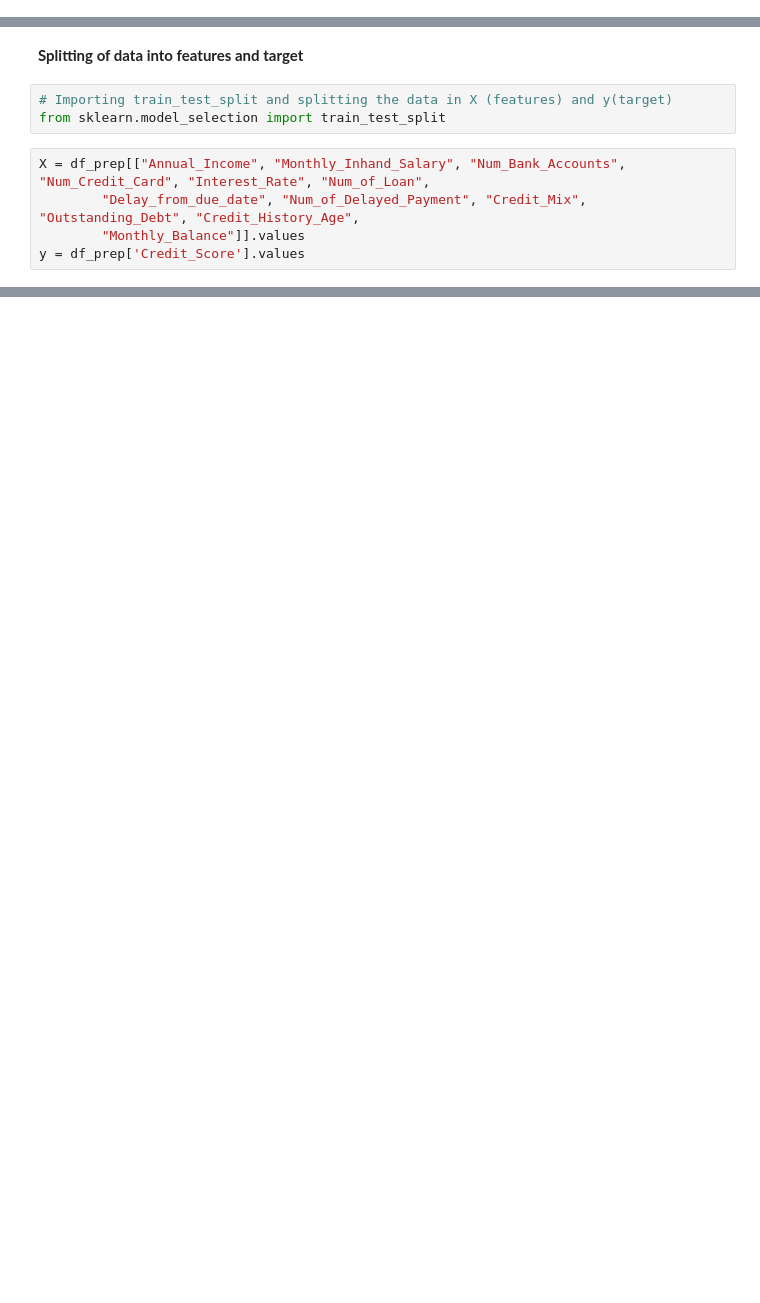
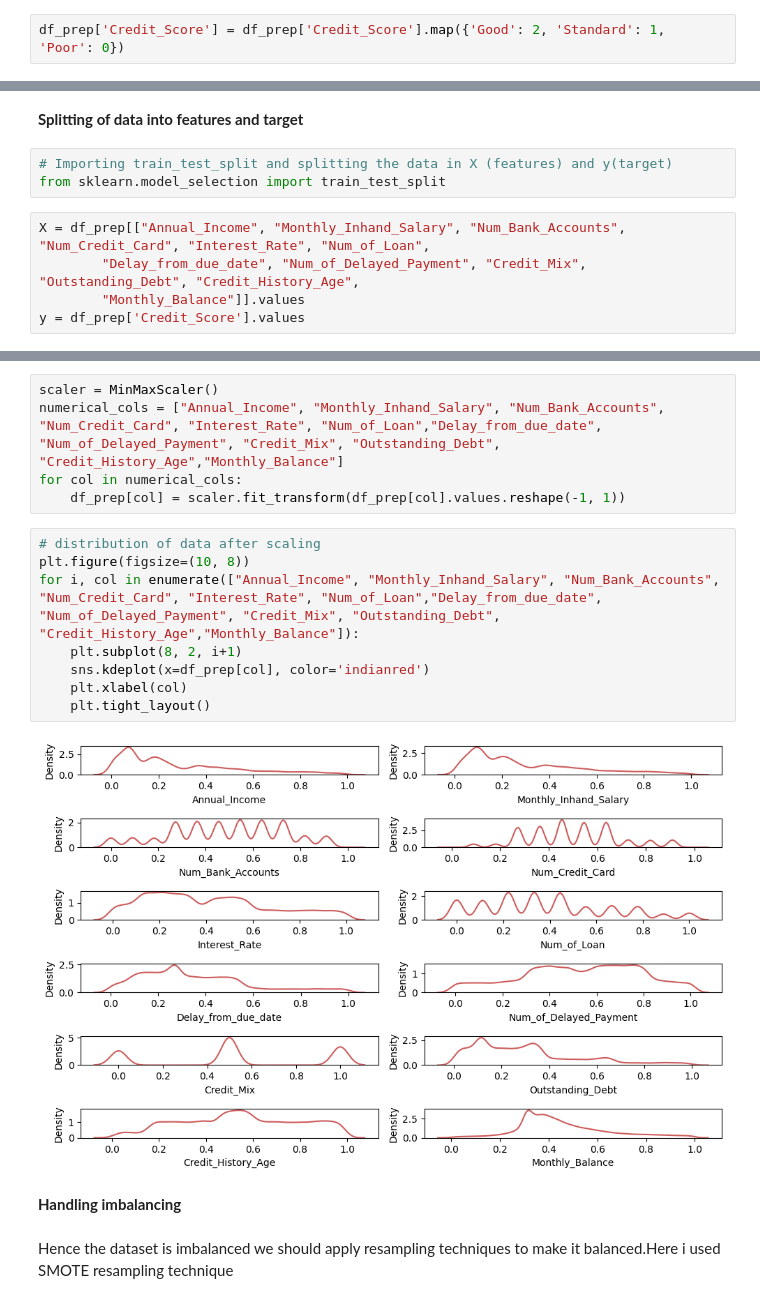
Before and after one commit to Parvathy1122/Internship_ict_acadamy, a Jupyter notebook: Internship_Parvathy.ipynb, the cells around one changed output, grey strips where cells are left out. Cells and saved outputs as stored; diff of their text form; blank space fills up the shorter version.

```diff
--- a/Internship_Parvathy.ipynb
+++ b/Internship_Parvathy.ipynb
@@ -392,0 +410,2 @@ array([2, 1, 0])
+# %%
+df_prep['Credit_Score'] = df_prep['Credit_Score'].map({'Good': 2, 'Standard': 1, 'Poor': 0})
@@ -402,0 +451,19 @@ y = df_prep['Credit_Score'].values
+# %%
+scaler = MinMaxScaler()
+numerical_cols = ["Annual_Income", "Monthly_Inhand_Salary", "Num_Bank_Accounts", "Num_Credit_Card", "Interest_Rate", "Num_of_Loan","Delay_from_due_date", "Num_of_Delayed_Payment", "Credit_Mix", "Outstanding_Debt", "Credit_History_Age","Monthly_Balance"]
+for col in numerical_cols:
+    df_prep[col] = scaler.fit_transform(df_prep[col].values.reshape(-1, 1))
+# %%
+# distribution of data after scaling
+plt.figure(figsize=(10, 8))
+for i, col in enumerate(["Annual_Income", "Monthly_Inhand_Salary", "Num_Bank_Accounts", "Num_Credit_Card", "Interest_Rate", "Num_of_Loan","Delay_from_due_date", "Num_of_Delayed_Payment", "Credit_Mix", "Outstanding_Debt", "Credit_History_Age","Monthly_Balance"]):
+    plt.subplot(8, 2, i+1)
+    sns.kdeplot(x=df_prep[col], color='indianred')
+    plt.xlabel(col)
+    plt.tight_layout()
+# %% [output]
+[figure, added]
+# %% [markdown]
+**Handling imbalancing**
+# %% [markdown]
+Hence the dataset is imbalanced we should apply resampling techniques to make it balanced.Here i used SMOTE resampling technique
```
Also changed, not shown: parts of 34 cells of this notebook.
